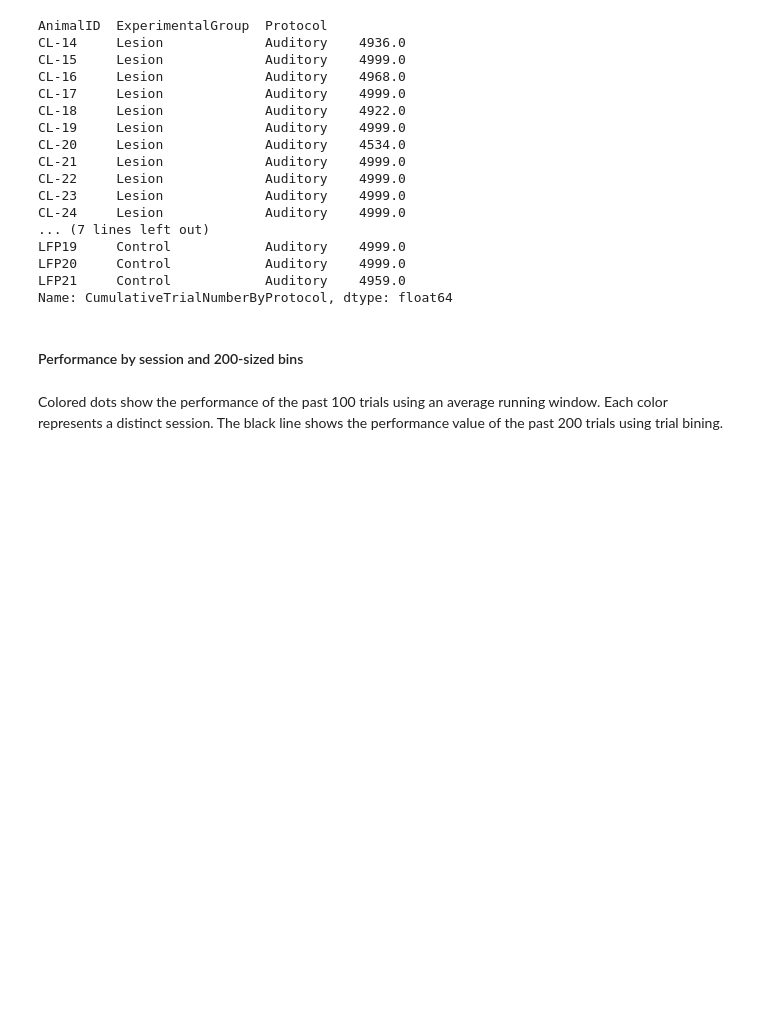
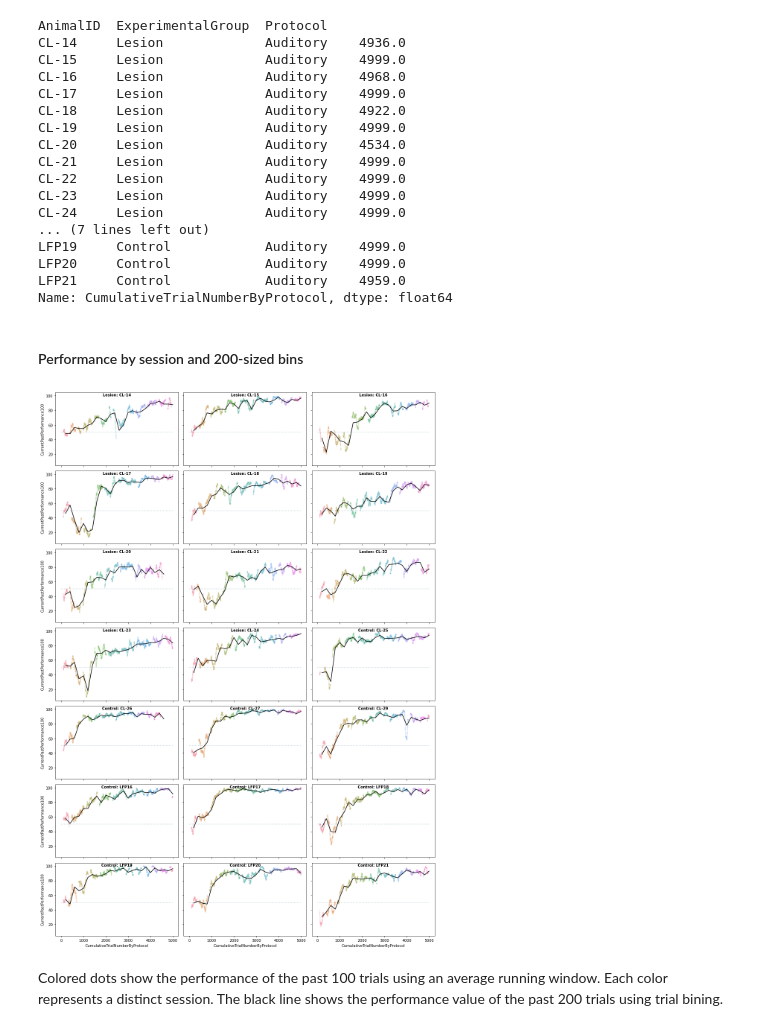
Before and after one commit to SainsburyWellcomeCentre/SJLab_APE_paper, a Jupyter notebook: doc/figures_notebooks/Figure_1_x.ipynb, the cells around one changed output. Saved outputs shown, nothing was run; the diff lists cells and outputs as text; code cells hidden in the pictures; blank space fills up the shorter version.

```diff
--- a/doc/figures_notebooks/Figure_1_x.ipynb
+++ b/doc/figures_notebooks/Figure_1_x.ipynb
@@ -45,12 +46,13 @@ clear_output()
 # capped at 5000 trials
 
 # load the dataset
-dataset_path = '../datasets/Chronic-lesions_dataframe.csv'
+dataset_path = '../../data/Chronic-lesions_dataframe.csv'
 df_to_plot = pd.read_csv(dataset_path, index_col=0)
 
 # parameters for the plotting
 hue_order = ['Control', 'Lesion']
-color_palette = [(0.24715576, 0.49918708, 0.57655991), (160/255, 11/255 , 11/255)]
+color_palette = [(0.24715576, 0.49918708, 0.57655991),
+                 (160/255, 11/255 , 11/255)]
 sns.set_palette(color_palette)
 # %%
 # maximum number of trials performed per mouse in the dataset:
@@ -130,3 +83,15 @@ plt.show(fig)
+# %%
+# Sanity check on the data to see that it looks good
+
+fig = make_figures.make_figure_performance_trials_animals_bin(df_to_plot)
+clear_output()
+plt.show(fig)
+# uncomment here to save the plot
+# data_directory = ''
+# plt.savefig(data_directory + 'Performance_by_session_individual_animals.pdf',
+#             transparent=True, bbox_inches='tight')
+# %% [output]
+[figure, added]
 # %% [markdown]
 Colored dots show the performance of the past 100 trials using an average running window. Each color represents a distinct session. The black line shows the performance value of the past 200 trials using trial bining.
 # %% [markdown]
```
Also changed, not shown: parts of 2 cells of this notebook, 4 other files.
